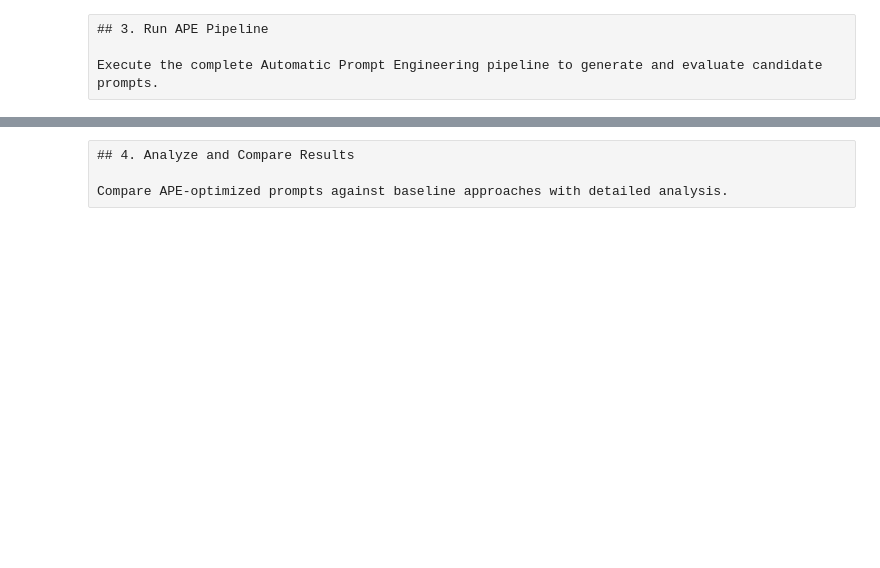
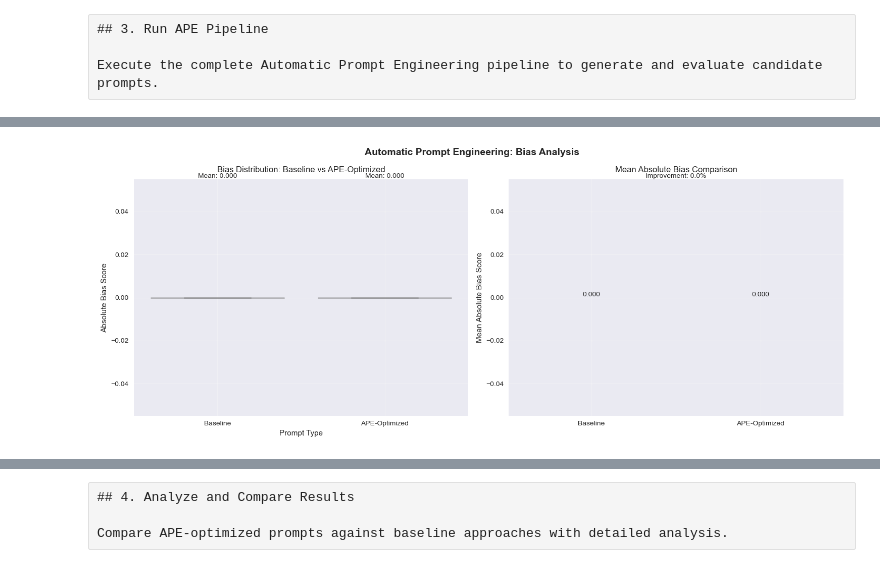
Before and after one commit to mohsin-khawaja/LLM-Sensitivity-Eval-to-Politics, a Jupyter notebook: notebooks/04_auto_prompting.ipynb, the cells around one changed output, grey strips where cells are left out. Drawn from its saved outputs; the diff is of its cells as text; code cells hidden in the pictures; blank space fills up the shorter version.

```diff
--- a/notebooks/04_auto_prompting.ipynb
+++ b/notebooks/04_auto_prompting.ipynb
@@ -340 +1820,97 @@ Surprisal calculation failed: 'LLMProber' object has no attribute 'surprisal'
    Improvement: nan% reduction in bias
+# %%
+# Create visualizations with error handling
+print("Creating visualizations...")
+
+try:
+    # Validate data
+    if not isinstance(comparison_df, pd.DataFrame):
+        raise ValueError("comparison_df must be a pandas DataFrame")
+
+    required_cols = ['prompt_type', 'absolute_bias']
+    missing_cols = [col for col in required_cols if col not in comparison_df.columns]
+    if missing_cols:
+        raise ValueError(f"Missing required columns: {missing_cols}")
+
+    # Create figure
+    fig, (ax1, ax2) = plt.subplots(1, 2, figsize=(15, 6))
+    fig.suptitle('Automatic Prompt Engineering: Bias Analysis', fontsize=14, fontweight='bold')
+
+    # Plot 1: Box plot with error handling
+    try:
+        # Create box plot
+        sns.boxplot(
+            data=comparison_df,
+            x='prompt_type',
+            y='absolute_bias',
+            ax=ax1,
+            palette=['lightcoral', 'lightblue'],
+            showfliers=True  # Show outlier points
+        )
+
+        # Customize plot
+        ax1.set_title('Bias Distribution: Baseline vs APE-Optimized', pad=10)
+        ax1.set_xlabel('Prompt Type')
+        ax1.set_ylabel('Absolute Bias Score')
+        ax1.grid(True, alpha=0.3)
+
+        # Add mean values as text
+        for i, prompt_type in enumerate(comparison_df['prompt_type'].unique()):
+            mean_val = comparison_df[comparison_df['prompt_type'] == prompt_type]['absolute_bias'].mean()
+            ax1.text(i, ax1.get_ylim()[1], f'Mean: {mean_val:.3f}',
+                    horizontalalignment='center', verticalalignment='bottom')
+
+    except Exception as e:
+        print(f"Error creating box plot: {str(e)}")
+        ax1.text(0.5, 0.5, 'Error creating box plot',
+                horizontalalignment='center', verticalalignment='center')
+
+    # Plot 2: Improvement analysis
+    try:
+        baseline_mean = comparison_df[comparison_df['prompt_type'] == 'Baseline']['absolute_bias'].mean()
+        ape_mean = comparison_df[comparison_df['prompt_type'] == 'APE-Optimized']['absolute_bias'].mean()
+
+        improvement = ((baseline_mean - ape_mean) / baseline_mean * 100) if baseline_mean > 0 else 0
+
+        # Create bar plot
+        means = [baseline_mean, ape_mean]
+        ax2.bar(['Baseline', 'APE-Optimized'], means,
+                color=['lightcoral', 'lightblue'], alpha=0.7)
+
+        # Customize plot
+        ax2.set_title('Mean Absolute Bias Comparison', pad=10)
+        ax2.set_ylabel('Mean Absolute Bias Score')
+        ax2.grid(True, alpha=0.3)
+
+        # Add value labels
+        for i, v in enumerate(means):
+            ax2.text(i, v, f'{v:.3f}', ha='center', va='bottom')
+
+        # Add improvement text
+        ax2.text(0.5, ax2.get_ylim()[1], f'Improvement: {improvement:.1f}%',
+                horizontalalignment='center', verticalalignment='bottom')
+
+    except Exception as e:
+        print(f"Error creating improvement plot: {str(e)}")
+        ax2.text(0.5, 0.5, 'Error creating improvement plot',
+                horizontalalignment='center', verticalalignment='center')
+
+    # Adjust layout and display
+    plt.tight_layout()
+    plt.show()
+
+    # Print summary statistics
+    print("\nSummary Statistics:")
+    print("-" * 40)
+    for prompt_type in comparison_df['prompt_type'].unique():
+        subset = comparison_df[comparison_df['prompt_type'] == prompt_type]
+        print(f"\n{prompt_type}:")
+        print(f"  Mean: {subset['absolute_bias'].mean():.3f}")
+        print(f"  Std:  {subset['absolute_bias'].std():.3f}")
+        print(f"  Min:  {subset['absolute_bias'].min():.3f}")
+        print(f"  Max:  {subset['absolute_bias'].max():.3f}")
+
+except Exception as e:
+    print(f"Error in visualization: {str(e)}")
+    print("Please ensure comparison_df is properly initialized with required columns.")
+# %% [output]
@@ -340,0 +1918 @@ Surprisal calculation failed: 'LLMProber' object has no attribute 'surprisal'
+[figure, added]
```
Also changed, not shown: parts of 27 cells of this notebook, 13 other files.
